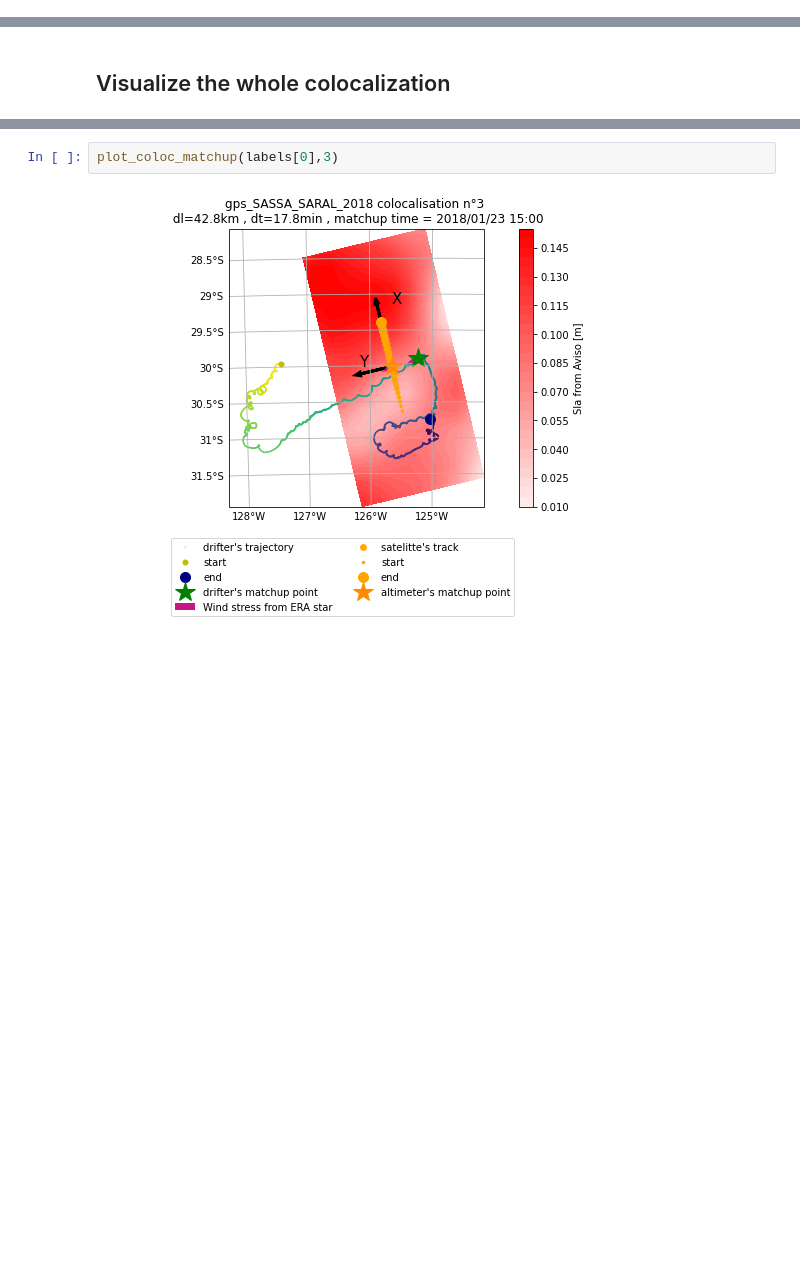
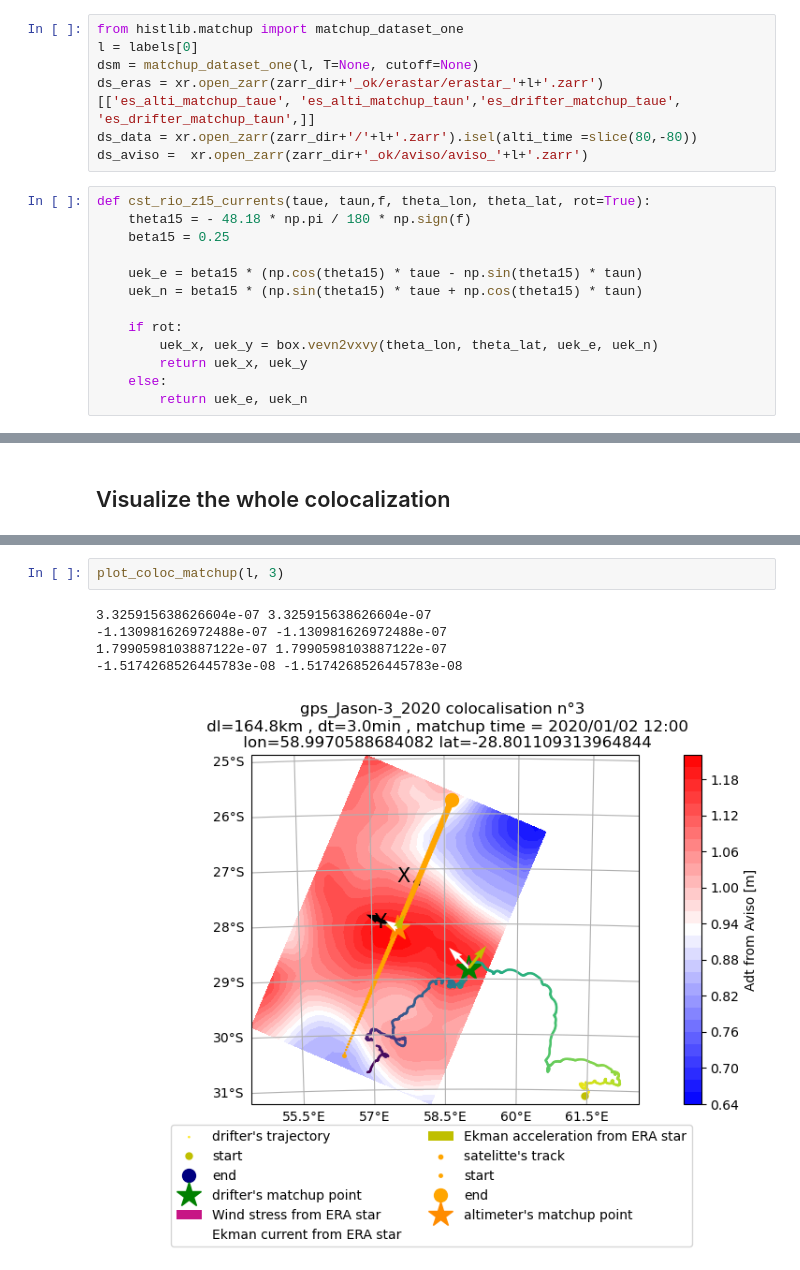
Before and after one commit to margot-demol/historical_analysis, a Jupyter notebook: 41_coloc_images.ipynb, the cells around one changed output, grey strips where cells are left out. Saved outputs shown, nothing was run; the diff lists cells and outputs as text; blank space fills up the shorter version.

```diff
--- a/41_coloc_images.ipynb
+++ b/41_coloc_images.ipynb
@@ -80,0 +38,20 @@ Data variables: (12/31)
+# %%
+from histlib.matchup import matchup_dataset_one
+l = labels[0]
+dsm = matchup_dataset_one(l, T=None, cutoff=None)
+ds_eras = xr.open_zarr(zarr_dir+'_ok/erastar/erastar_'+l+'.zarr')[['es_alti_matchup_taue', 'es_alti_matchup_taun','es_drifter_matchup_taue', 'es_drifter_matchup_taun',]]
+ds_data = xr.open_zarr(zarr_dir+'/'+l+'.zarr').isel(alti_time =slice(80,-80))
+ds_aviso =  xr.open_zarr(zarr_dir+'_ok/aviso/aviso_'+l+'.zarr')
+# %%
+def cst_rio_z15_currents(taue, taun,f, theta_lon, theta_lat, rot=True):
+    theta15 = - 48.18 * np.pi / 180 * np.sign(f)
+    beta15 = 0.25
+
+    uek_e = beta15 * (np.cos(theta15) * taue - np.sin(theta15) * taun)
+    uek_n = beta15 * (np.sin(theta15) * taue + np.cos(theta15) * taun)
+
+    if rot:
+        uek_x, uek_y = box.vevn2vxvy(theta_lon, theta_lat, uek_e, uek_n)
+        return uek_x, uek_y
+    else:
+        return uek_e, uek_n
@@ -179,4 +187,8 @@ plot_coloc_matchup(labels[0],42400)
 # %%
-plot_coloc_matchup(labels[0],3)
+plot_coloc_matchup(l, 3)
 # %% [output]
+3.325915638626604e-07 3.325915638626604e-07
+-1.130981626972488e-07 -1.130981626972488e-07
+1.7990598103887122e-07 1.7990598103887122e-07
+-1.5174268526445783e-08 -1.5174268526445783e-08
-[figure, old version]
+[figure, new version]
```
Also changed, not shown: parts of 35 cells of this notebook, 32 other files.
